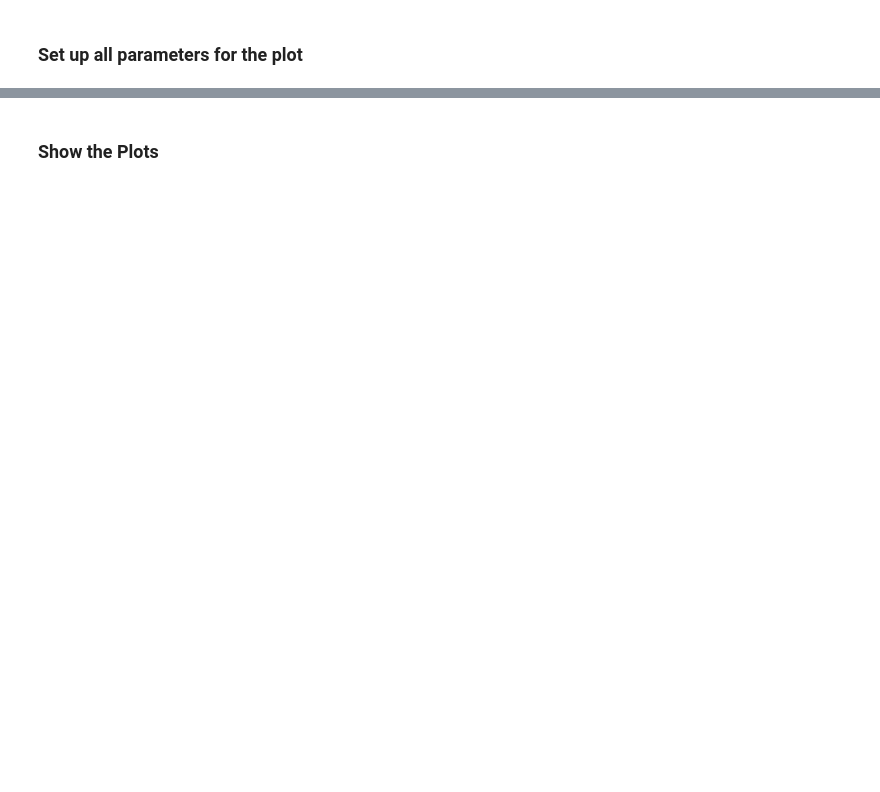
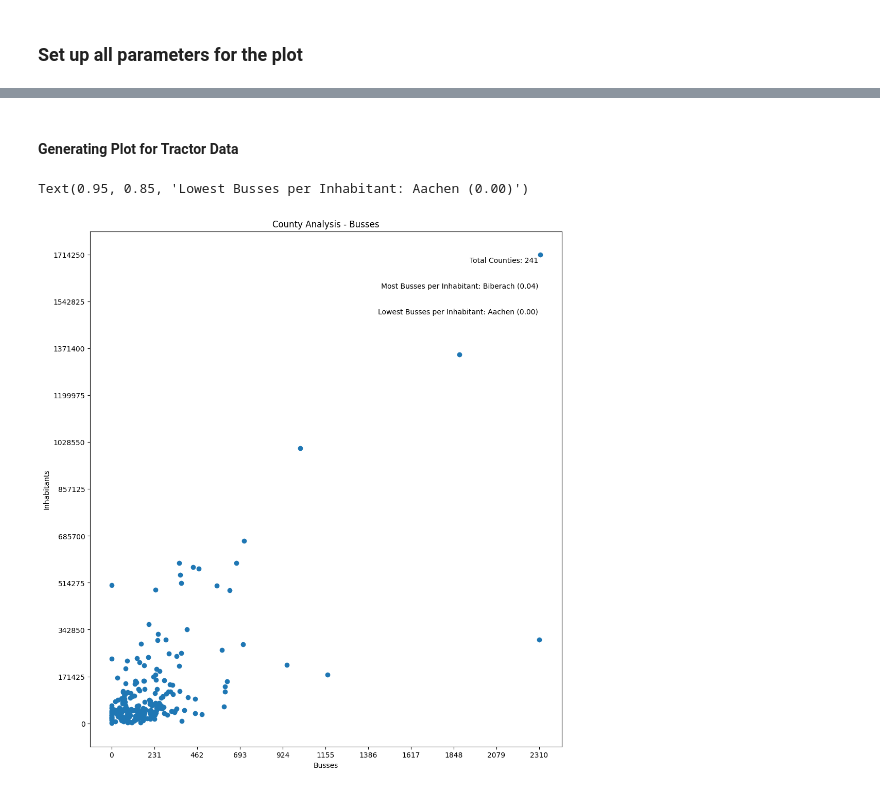
Before and after one commit to Guenni-Kologe/2023-amse-template_LSc, a Jupyter notebook: exploration.ipynb, the cells around one changed output, grey strips where cells are left out. Saved outputs shown, nothing was run; the diff lists cells and outputs as text; code cells hidden in the pictures; blank space fills up the shorter version.

```diff
--- a/exploration.ipynb
+++ b/exploration.ipynb
@@ -117,0 +121,7 @@ filtered_df_pkw.to_sql("result_pkw", engine, if_exists="replace", index=False)
+# %%
+filtered_df.loc[:, "Registered Vehicles / Inhabitants"] = filtered_df["Registered Vehicles"] / filtered_df["Inhabitants"]
+top_10_counties_pkw = filtered_df.nlargest(10, "Registered Vehicles / Inhabitants")
+top_10_counties_pkw = top_10_counties_pkw[["County", "Registered Vehicles / Inhabitants"]]
+
+print("Top 10 Counties - Vehicles (Pkw) per Inhabitant:")
+print(top_10_counties_pkw.to_string(index=False))
@@ -118,20 +141,24 @@ filtered_df_pkw.to_sql("result_pkw", engine, if_exists="replace", index=False)
+# %% [markdown]
+#### Generating Plot for Tractor Data
 # %%
+# Plot the counties inhabitants and their amount of registered vehicles
+plt.figure(figsize=(26, 13))
 plt.subplot(1, 2, 2)
-plt.scatter(filtered_df_ackerschlepper["Ackerschlepper"].astype(int), filtered_df_ackerschlepper["Inhabitants"].astype(int))
-plt.xlabel("Tractors")
+plt.scatter(filtered_df["Registered Busses"].astype(int), filtered_df["Inhabitants"].astype(int))
+plt.xlabel("Busses")
 plt.ylabel("Inhabitants")
-plt.title("County Analysis - Ackerschlepper")
-plt.xticks(x_ticks_ackerschlepper)
+plt.title("County Analysis - Busses")
+plt.xticks(x_ticks_Busses)
 plt.yticks(y_ticks)
 plt.ticklabel_format(style="plain")
-total_points_ackerschlepper = len(filtered_df_ackerschlepper)
-plt.text(0.95, 0.95, f"Total Counties: {total_points_ackerschlepper}", transform=plt.gca().transAxes, ha='right', va='top')
-highest_ratio_county_ackerschlepper = filtered_df_ackerschlepper.loc[(filtered_df_ackerschlepper["Ackerschlepper"].astype(int) / filtered_df_ackerschlepper["Inhabitants"].astype(int)) == (filtered_df_ackerschlepper["Ackerschlepper"].astype(int) / filtered_df_ackerschlepper["Inhabitants"].astype(int)).max(), "County"].iloc[0]
-highest_ratio_value_ackerschlepper = (filtered_df_ackerschlepper["Ackerschlepper"].astype(int) / filtered_df_ackerschlepper["Inhabitants"].astype(int)).max()
-lowest_ratio_county_ackerschlepper = filtered_df_ackerschlepper.loc[(filtered_df_ackerschlepper["Ackerschlepper"].astype(int) / filtered_df_ackerschlepper["Inhabitants"].astype(int)) == (filtered_df_ackerschlepper["Ackerschlepper"].astype(int) / filtered_df_ackerschlepper["Inhabitants"].astype(int)).min(), "County"].iloc[0]
-lowest_ratio_value_ackerschlepper = (filtered_df_ackerschlepper["Ackerschlepper"].astype(int) / filtered_df_ackerschlepper["Inhabitants"].astype(int)).min()
-plt.text(0.95, 0.90, f"Most Tractors per Inhabitant: {highest_ratio_county_ackerschlepper} ({highest_ratio_value_ackerschlepper:.2f})", transform=plt.gca().transAxes, ha='right', va='top')
-plt.text(0.95, 0.85, f"Lowest Tractors per Inhabitant: {lowest_ratio_county_ackerschlepper} ({lowest_ratio_value_ackerschlepper:.2f})", transform=plt.gca().transAxes, ha='right', va='top')
-filtered_df_ackerschlepper.to_sql("result_ackerschlepper", engine, if_exists="replace", index=False)
+total_points_Busses = len(filtered_df)
+plt.text(0.95, 0.95, f"Total Counties: {total_points_Busses}", transform=plt.gca().transAxes, ha='right', va='top')
+highest_ratio_county_Busses = filtered_df.loc[(filtered_df["Registered Busses"].astype(int) / filtered_df["Inhabitants"].astype(int)) == (filtered_df["Registered Busses"].astype(int) / filtered_df["Inhabitants"].astype(int)).max(), "County"].iloc[0]
+highest_ratio_value_Busses = (filtered_df["Registered Busses"].astype(int) / filtered_df["Inhabitants"].astype(int)).max()
+lowest_ratio_county_Busses = filtered_df.loc[(filtered_df["Registered Busses"].astype(int) / filtered_df["Inhabitants"].astype(int)) == (filtered_df["Registered Busses"].astype(int) / filtered_df["Inhabitants"].astype(int)).min(), "County"].iloc[0]
+lowest_ratio_value_Busses = (filtered_df["Registered Busses"].astype(int) / filtered_df["Inhabitants"].astype(int)).min()
+plt.text(0.95, 0.90, f"Most Busses per Inhabitant: {highest_ratio_county_Busses} ({highest_ratio_value_Busses:.2f})", transform=plt.gca().transAxes, ha='right', va='top')
+plt.text(0.95, 0.85, f"Lowest Busses per Inhabitant: {lowest_ratio_county_Busses} ({lowest_ratio_value_Busses:.2f})", transform=plt.gca().transAxes, ha='right', va='top')
+# %% [output]
+Text(0.95, 0.85, 'Lowest Busses per Inhabitant: Aachen (0.00)')
+[figure, added]
-# %% [markdown]
-### Show the Plots
```
Also changed, not shown: parts of 22 cells of this notebook, 4 other files.
